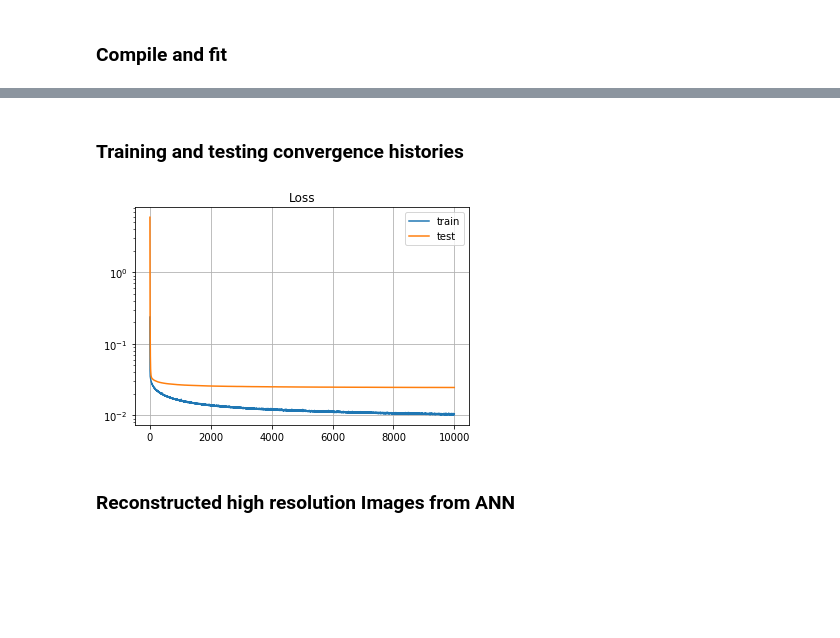
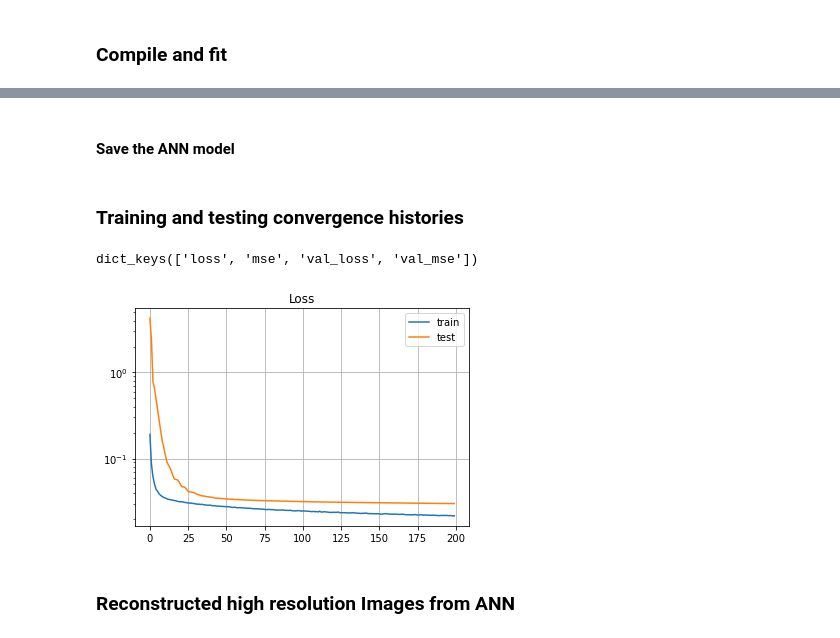
Before and after one commit to kommalapatisahil/superResolution, a Jupyter notebook: SuperResolution_ANNs.ipynb, the cells around one changed output, grey strips where cells are left out. Cells and saved outputs as stored; diff of their text form; code cells hidden in the pictures; blank space fills up the shorter version.

Commit message:
dell updates
load info takes path to mat now
ann tuning

```diff
--- a/SuperResolution_ANNs.ipynb
+++ b/SuperResolution_ANNs.ipynb
@@ -14,6 +34,8 @@ from tqdm import tqdm
 # %% [markdown]
 ### Import PIV data
 # %%
-X, Y, U, V,Swirl, Cond,Prof, SwirlFiltPro, SwirlFiltRet, SwirlFilt = G.init_data()
+G = reload(G)
+mpath = "C:/Users/Student User/Downloads"
+X, Y, U, V,Swirl, Cond,Prof, SwirlFiltPro, SwirlFiltRet, SwirlFilt = G.init_data(mat_path = mpath)
 Umean = Prof['U']
 # %% [output]
@@ -126,7 +148,7 @@ input_shape = pt2.flatten().shape
 
 model = keras.Sequential([
     keras.Input(shape=input_shape),
-    keras.layers.Dense(350,
+    keras.layers.Dense(300,
                        activation = 'relu',
                        kernel_regularizer = keras.regularizers.l2(1e-7),
                        bias_initializer=initializers.Constant(0.1)),
@@ -182,7 +204,7 @@ history = model.fit(np.array(x_train),
                     np.array(y_train),
                     shuffle = True,
                     validation_split = 0,
-                    epochs=10000,
-                    batch_size=200,
+                    epochs=200,
+                    batch_size=100,
                     validation_data = (np.array(x_valid), np.array(y_valid)))
 # %% [output]
@@ -206 +228,3 @@ Epoch 2360/10000
+# %% [markdown]
+#### Save the ANN model
 # %%
@@ -208,15 +232,19 @@ model.save('C:/Users/Kommalapati sahil/Desktop/Brunton/ANN10k')-
 # %% [markdown]
 ### Training and testing convergence histories
+# %%
+history.history.keys()
+# %% [output]
+dict_keys(['loss', 'mse', 'val_loss', 'val_mse'])
 # %%
 
 plt.title('Loss')
-plt.semilogy(history.history['mean_squared_error'], label='train')
-plt.semilogy(history.history['val_mean_squared_error'], label='test')
+plt.semilogy(history.history['mse'], label='train')
+plt.semilogy(history.history['val_loss'], label='test')
 plt.legend()
 plt.grid()
 plt.show()
 # %% [output]
-[figure, old version]
+[figure, new version]
 # %% [markdown]
 ### Reconstructed high resolution Images from ANN
 # %% [markdown]
```
Also changed, not shown: parts of 7 cells of this notebook, 2 other files.
